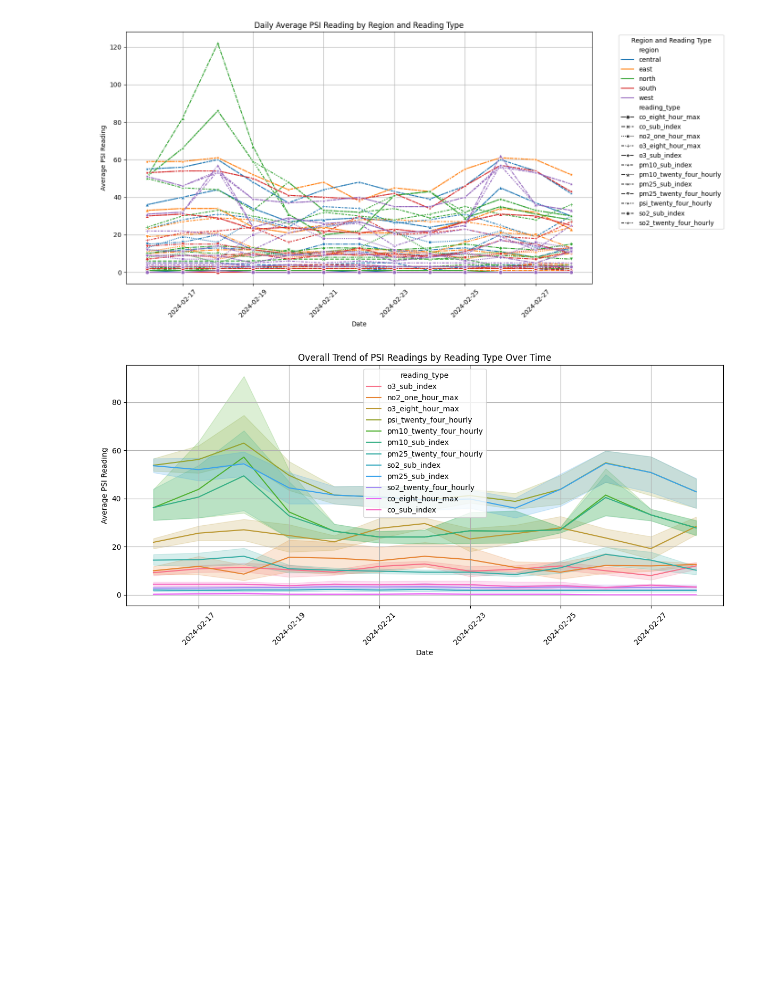
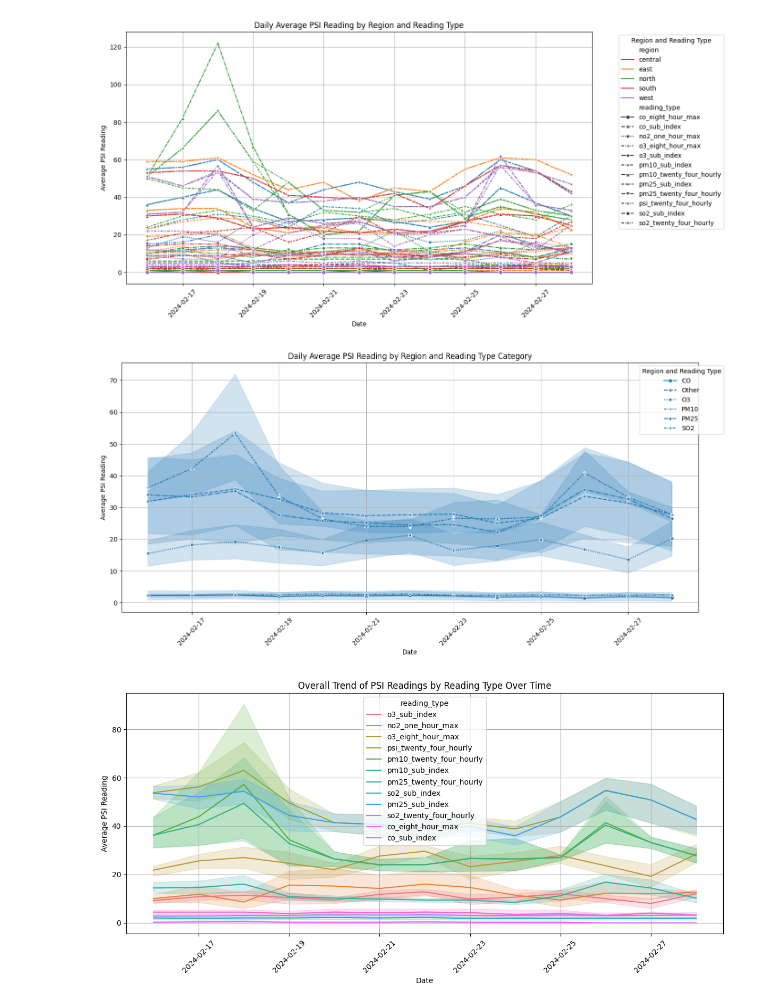
Before and after one commit to linxianying/G12_GuidedProject, a Jupyter notebook: traffic_air_sg.ipynb, the cells around one changed output. Drawn from its saved outputs; the diff is of its cells as text; code cells hidden in the pictures; blank space fills up the shorter version.

```diff
--- a/traffic_air_sg.ipynb
+++ b/traffic_air_sg.ipynb
@@ -381,6 +395,48 @@ plt.tight_layout()
 plt.show()
 # %% [output]
 [figure]
+# %%
+import pandas as pd
+import matplotlib.pyplot as plt
+import seaborn as sns
+
+
+daily_average_psi = sg_psi_df.groupby(['date', 'region', 'reading_type'])['reading_value'].mean().reset_index()
+
+def categorize_reading_type(reading_type):
+    if reading_type.startswith('co'):
+        return 'CO'
+    elif reading_type.startswith('o3'):
+        return 'O3'
+    elif reading_type.startswith('pm10'):
+        return 'PM10'
+    elif reading_type.startswith('pm25'):
+        return 'PM25'
+    elif reading_type.startswith('so2'):
+        return 'SO2'
+    else:
+        return 'Other'
+
+
+daily_average_psi['category'] = daily_average_psi['reading_type'].apply(categorize_reading_type)
+
+plt.figure(figsize=(14, 7))
+sns.lineplot(data=daily_average_psi,
+             x='date',
+             y='reading_value',
+             style='category',
+             markers=True)
+
+plt.title('Daily Average PSI Reading by Region and Reading Type Category')
+plt.xlabel('Date')
+plt.ylabel('Average PSI Reading')
+plt.xticks(rotation=45)
+plt.legend(title='Region and Reading Type', bbox_to_anchor=(1.05, 1))
+plt.grid()
+plt.tight_layout()
+plt.show()
+# %% [output]
+[figure, added]
 # %%
 # Plotting the overall trend of PSI readings by reading type over the date range
 plt.figure(figsize=(12, 6))
```
Also changed, not shown: parts of 7 cells of this notebook, 1 other file.
